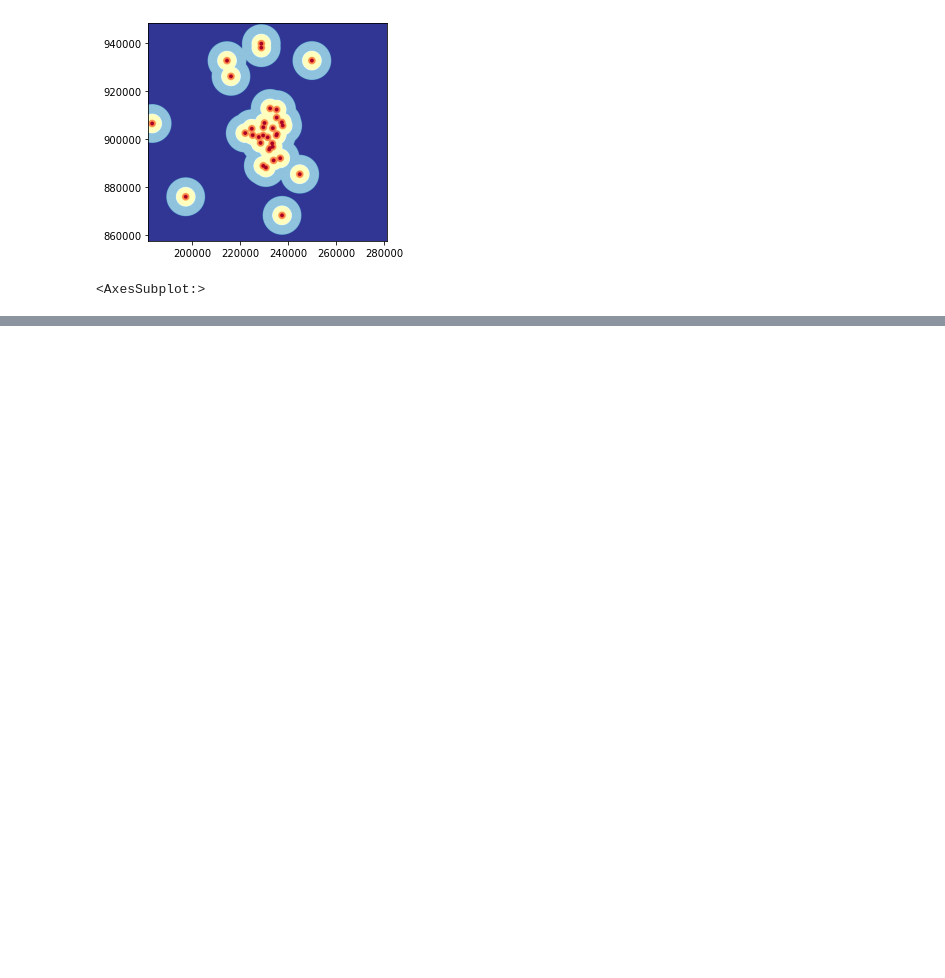
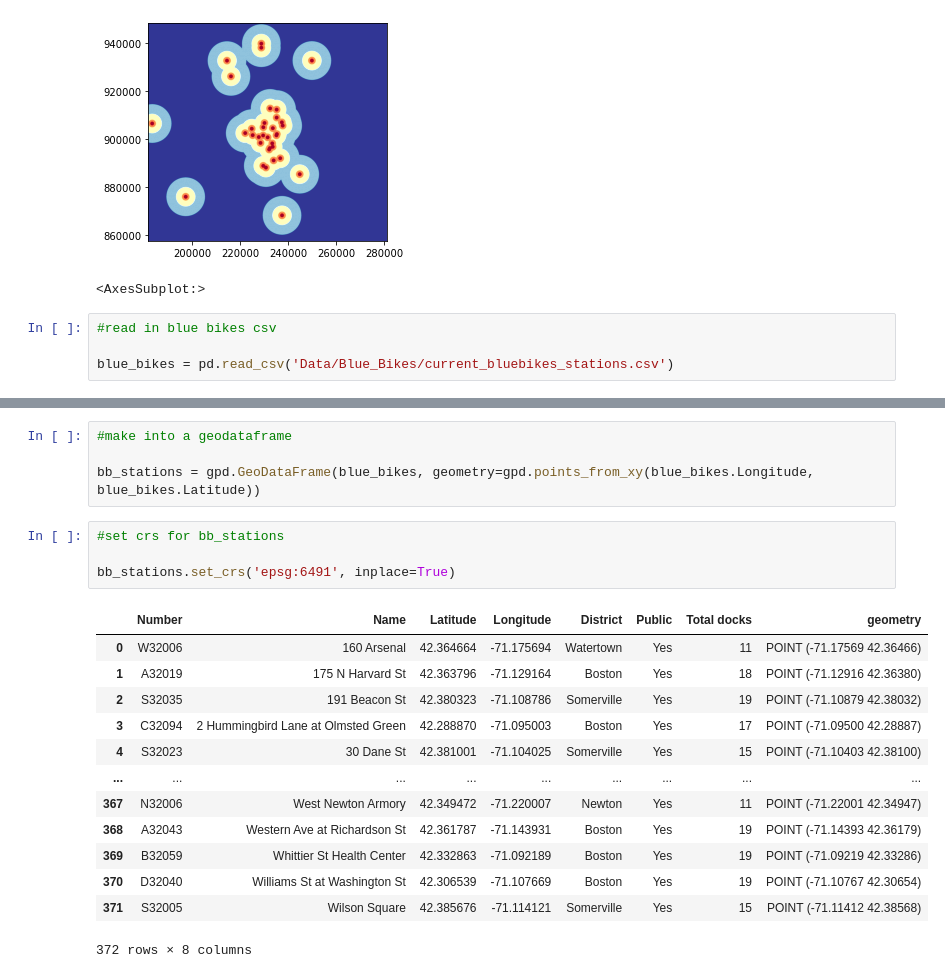
Before and after one commit to gingerleib/outdoor-recreation, a Jupyter notebook: Outdoor_Rec_Analysis.ipynb, the cells around one changed output, grey strips where cells are left out. Cells and saved outputs as stored; diff of their text form; blank space fills up the shorter version.

Commit message:
updated bluebikes data, pulled into notebook, made gdf, set crs

```diff
--- a/Outdoor_Rec_Analysis.ipynb
+++ b/Outdoor_Rec_Analysis.ipynb
@@ -545,3 +545,7 @@ show(reclass_pools, transform=transform_tree, cmap='RdYlBu_r')
 # %% [output]
 [figure]
 <AxesSubplot:>
+# %%
+#read in blue bikes csv
+
+blue_bikes = pd.read_csv('Data/Blue_Bikes/current_bluebikes_stations.csv')
@@ -547,0 +561,22 @@ show(reclass_pools, transform=transform_tree, cmap='RdYlBu_r')
+# %%
+#make into a geodataframe
+
+bb_stations = gpd.GeoDataFrame(blue_bikes, geometry=gpd.points_from_xy(blue_bikes.Longitude, blue_bikes.Latitude))
+# %%
+#set crs for bb_stations
+
+bb_stations.set_crs('epsg:6491', inplace=True)
+# %% [output]
+|  | Number | Name | Latitude | Longitude | District | Public | Total docks | geometry |
+| 0 | W32006 | 160 Arsenal | 42.364664 | -71.175694 | Watertown | Yes | 11 | POINT (-71.17569 42.36466) |
+| 1 | A32019 | 175 N Harvard St | 42.363796 | -71.129164 | Boston | Yes | 18 | POINT (-71.12916 42.36380) |
+| 2 | S32035 | 191 Beacon St | 42.380323 | -71.108786 | Somerville | Yes | 19 | POINT (-71.10879 42.38032) |
+| 3 | C32094 | 2 Hummingbird Lane at Olmsted Green | 42.288870 | -71.095003 | Boston | Yes | 17 | POINT (-71.09500 42.28887) |
+| 4 | S32023 | 30 Dane St | 42.381001 | -71.104025 | Somerville | Yes | 15 | POINT (-71.10403 42.38100) |
+| ... | ... | ... | ... | ... | ... | ... | ... | ... |
+| 367 | N32006 | West Newton Armory | 42.349472 | -71.220007 | Newton | Yes | 11 | POINT (-71.22001 42.34947) |
+| 368 | A32043 | Western Ave at Richardson St | 42.361787 | -71.143931 | Boston | Yes | 19 | POINT (-71.14393 42.36179) |
+| 369 | B32059 | Whittier St Health Center | 42.332863 | -71.092189 | Boston | Yes | 19 | POINT (-71.09219 42.33286) |
+| 370 | D32040 | Williams St at Washington St | 42.306539 | -71.107669 | Boston | Yes | 19 | POINT (-71.10767 42.30654) |
+| 371 | S32005 | Wilson Square | 42.385676 | -71.114121 | Somerville | Yes | 15 | POINT (-71.11412 42.38568) |
+372 rows × 8 columns
```
Also changed, not shown: parts of 2 cells of this notebook, 1 other file.
